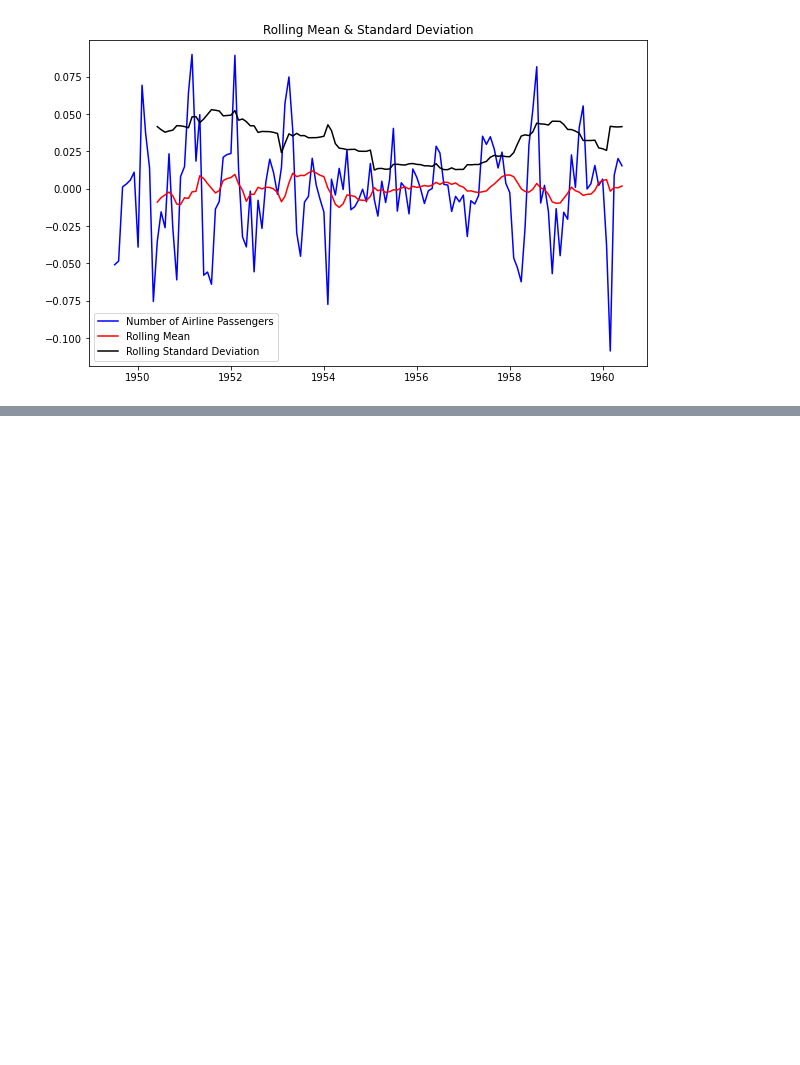
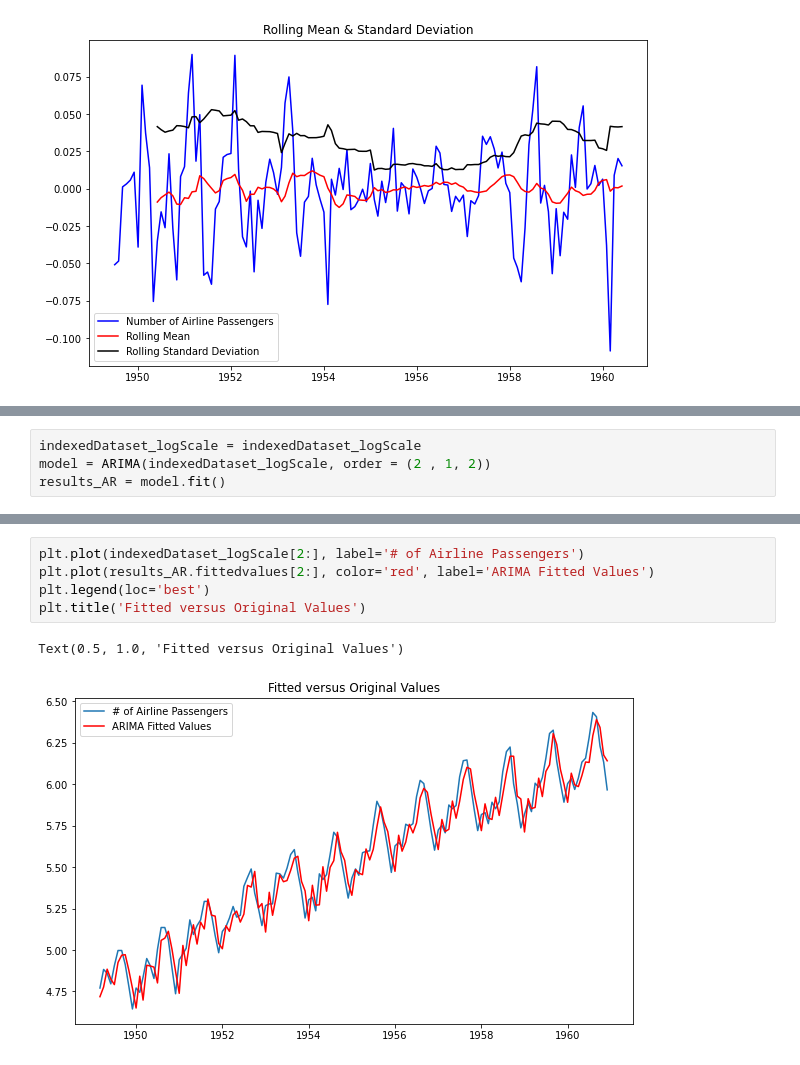
Before and after one commit to dray89/AirlinePassengers, a Jupyter notebook: AirlinePassengers.ipynb, the cells around one changed output, grey strips where cells are left out. Saved outputs shown, nothing was run; the diff lists cells and outputs as text; blank space fills up the shorter version.

Commit message:
added ARIMA model

```diff
--- a/AirlinePassengers.ipynb
+++ b/AirlinePassengers.ipynb
@@ -304,0 +308,4 @@ plot_stationarity(decomposedLogData)
+# %%
+indexedDataset_logScale = indexedDataset_logScale
+model = ARIMA(indexedDataset_logScale, order = (2 , 1, 2))
+results_AR = model.fit()
@@ -304,0 +342,8 @@ plot_stationarity(decomposedLogData)
+# %%
+plt.plot(indexedDataset_logScale[2:], label='# of Airline Passengers')
+plt.plot(results_AR.fittedvalues[2:], color='red', label='ARIMA Fitted Values')
+plt.legend(loc='best')
+plt.title('Fitted versus Original Values')
+# %% [output]
+Text(0.5, 1.0, 'Fitted versus Original Values')
+[figure, added]
```
Also changed, not shown: parts of 4 cells of this notebook, 1 other file.
